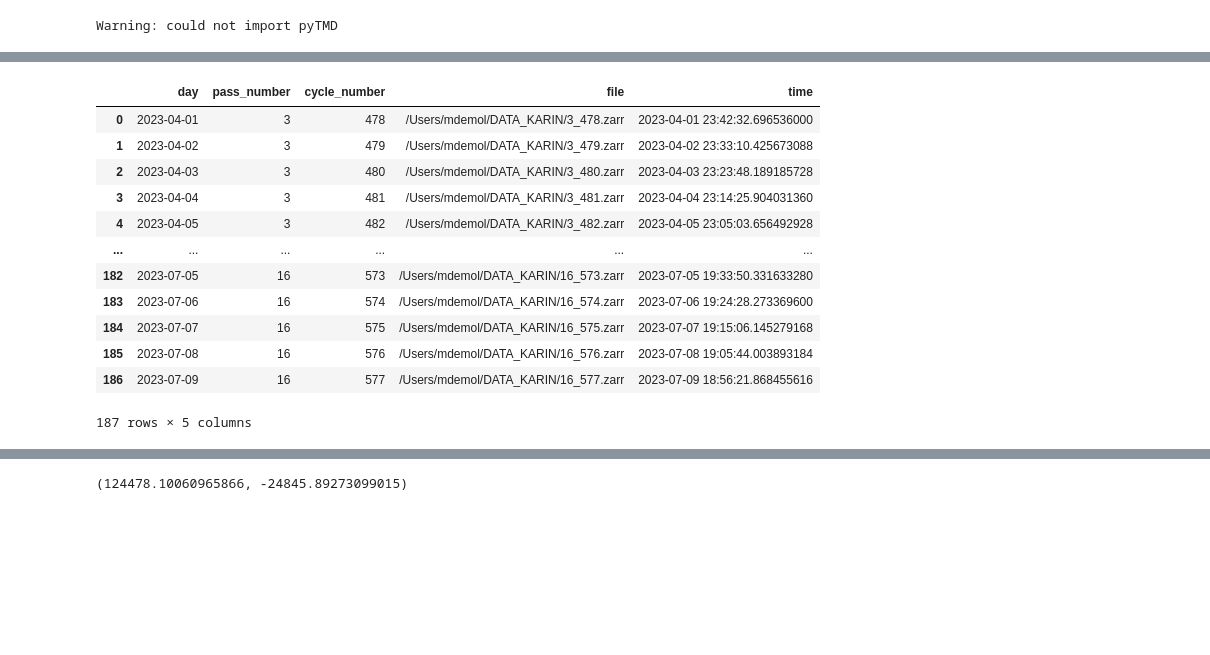
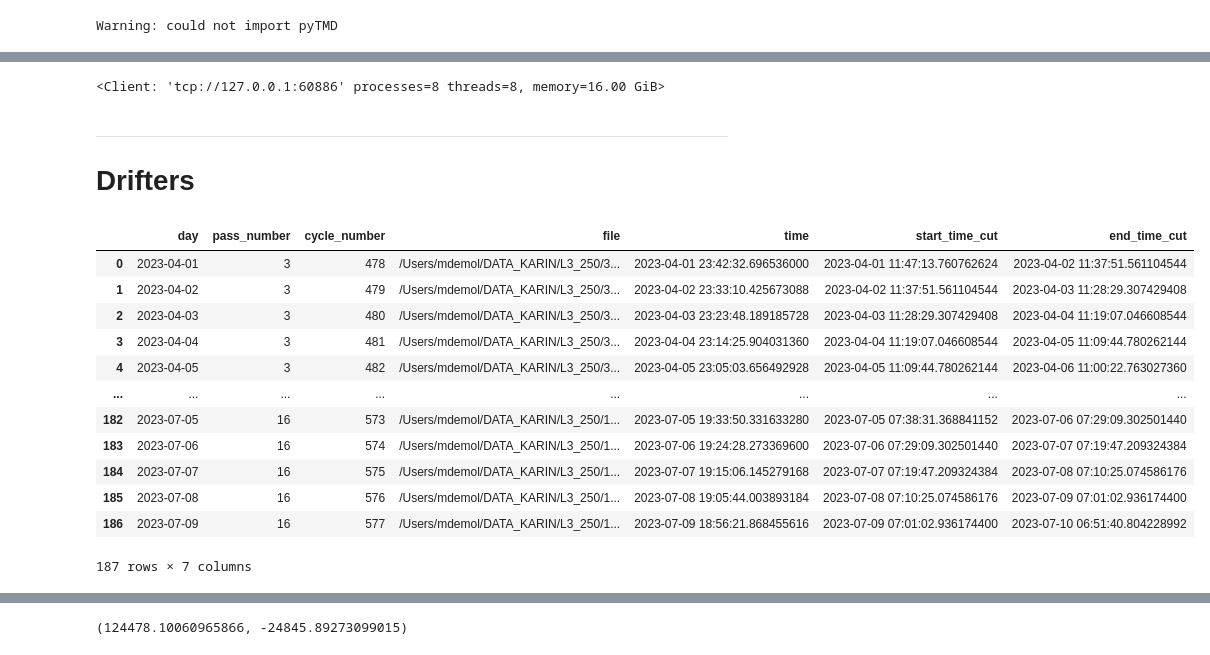
Before and after one commit to margot-demol/med_analysis, a Jupyter notebook: 0_colocalization.ipynb, the cells around one changed output, grey strips where cells are left out. Cells and saved outputs as stored; diff of their text form; code cells hidden in the pictures; blank space fills up the shorter version.

Commit message:
dask 250m interp ok

```diff
--- a/0_colocalization.ipynb
+++ b/0_colocalization.ipynb
@@ -32,0 +38,17 @@ _______
+# %%
+if False:
+    from dask.distributed import Client
+    from dask_jobqueue import PBSCluster
+    from dask import config
+    #config.set({"distributed.comm.timeouts.connect": "200s"})
+    cluster = PBSCluster(cores=10,memory='24GB', walltime='04:00:00')
+    #cluster = PBSCluster(cores=20, processes=20, walltime='02:00:00')#8
+    w = cluster.scale(jobs=1)
+else:
+    from dask.distributed import Client, LocalCluster
+    cluster = LocalCluster(n_workers=8)
+
+client = Client(cluster)
+client
+# %% [output]
+<Client: 'tcp://127.0.0.1:60886' processes=8 threads=8, memory=16.00 GiB>
@@ -33,17 +57,20 @@ _______
+# %% [markdown]
+_______
+# Drifters
 # %%
-dfs = browse_swot().reset_index()
+dfs = browse_swot_250().reset_index()
 dfs
 # %% [output]
-|  | day | pass_number | cycle_number | file | time |
-| 0 | 2023-04-01 | 3 | 478 | /Users/mdemol/DATA_KARIN/3_478.zarr | 2023-04-01 23:42:32.696536000 |
-| 1 | 2023-04-02 | 3 | 479 | /Users/mdemol/DATA_KARIN/3_479.zarr | 2023-04-02 23:33:10.425673088 |
-| 2 | 2023-04-03 | 3 | 480 | /Users/mdemol/DATA_KARIN/3_480.zarr | 2023-04-03 23:23:48.189185728 |
-| 3 | 2023-04-04 | 3 | 481 | /Users/mdemol/DATA_KARIN/3_481.zarr | 2023-04-04 23:14:25.904031360 |
-| 4 | 2023-04-05 | 3 | 482 | /Users/mdemol/DATA_KARIN/3_482.zarr | 2023-04-05 23:05:03.656492928 |
-| ... | ... | ... | ... | ... | ... |
-| 182 | 2023-07-05 | 16 | 573 | /Users/mdemol/DATA_KARIN/16_573.zarr | 2023-07-05 19:33:50.331633280 |
-| 183 | 2023-07-06 | 16 | 574 | /Users/mdemol/DATA_KARIN/16_574.zarr | 2023-07-06 19:24:28.273369600 |
-| 184 | 2023-07-07 | 16 | 575 | /Users/mdemol/DATA_KARIN/16_575.zarr | 2023-07-07 19:15:06.145279168 |
-| 185 | 2023-07-08 | 16 | 576 | /Users/mdemol/DATA_KARIN/16_576.zarr | 2023-07-08 19:05:44.003893184 |
-| 186 | 2023-07-09 | 16 | 577 | /Users/mdemol/DATA_KARIN/16_577.zarr | 2023-07-09 18:56:21.868455616 |
+|  | day | pass_number | cycle_number | file | time | start_time_cut | end_time_cut |
+| 0 | 2023-04-01 | 3 | 478 | /Users/mdemol/DATA_KARIN/L3_250/3... | 2023-04-01 23:42:32.696536000 | 2023-04-01 11:47:13.760762624 | 2023-04-02 11:37:51.561104544 |
+| 1 | 2023-04-02 | 3 | 479 | /Users/mdemol/DATA_KARIN/L3_250/3... | 2023-04-02 23:33:10.425673088 | 2023-04-02 11:37:51.561104544 | 2023-04-03 11:28:29.307429408 |
+| 2 | 2023-04-03 | 3 | 480 | /Users/mdemol/DATA_KARIN/L3_250/3... | 2023-04-03 23:23:48.189185728 | 2023-04-03 11:28:29.307429408 | 2023-04-04 11:19:07.046608544 |
+| 3 | 2023-04-04 | 3 | 481 | /Users/mdemol/DATA_KARIN/L3_250/3... | 2023-04-04 23:14:25.904031360 | 2023-04-04 11:19:07.046608544 | 2023-04-05 11:09:44.780262144 |
+| 4 | 2023-04-05 | 3 | 482 | /Users/mdemol/DATA_KARIN/L3_250/3... | 2023-04-05 23:05:03.656492928 | 2023-04-05 11:09:44.780262144 | 2023-04-06 11:00:22.763027360 |
+| ... | ... | ... | ... | ... | ... | ... | ... |
+| 182 | 2023-07-05 | 16 | 573 | /Users/mdemol/DATA_KARIN/L3_250/1... | 2023-07-05 19:33:50.331633280 | 2023-07-05 07:38:31.368841152 | 2023-07-06 07:29:09.302501440 |
+| 183 | 2023-07-06 | 16 | 574 | /Users/mdemol/DATA_KARIN/L3_250/1... | 2023-07-06 19:24:28.273369600 | 2023-07-06 07:29:09.302501440 | 2023-07-07 07:19:47.209324384 |
+| 184 | 2023-07-07 | 16 | 575 | /Users/mdemol/DATA_KARIN/L3_250/1... | 2023-07-07 19:15:06.145279168 | 2023-07-07 07:19:47.209324384 | 2023-07-08 07:10:25.074586176 |
+| 185 | 2023-07-08 | 16 | 576 | /Users/mdemol/DATA_KARIN/L3_250/1... | 2023-07-08 19:05:44.003893184 | 2023-07-08 07:10:25.074586176 | 2023-07-09 07:01:02.936174400 |
+| 186 | 2023-07-09 | 16 | 577 | /Users/mdemol/DATA_KARIN/L3_250/1... | 2023-07-09 18:56:21.868455616 | 2023-07-09 07:01:02.936174400 | 2023-07-10 06:51:40.804228992 |
-187 rows × 5 columns
+187 rows × 7 columns
```
Also changed, not shown: parts of 38 cells of this notebook, 1 other file.
